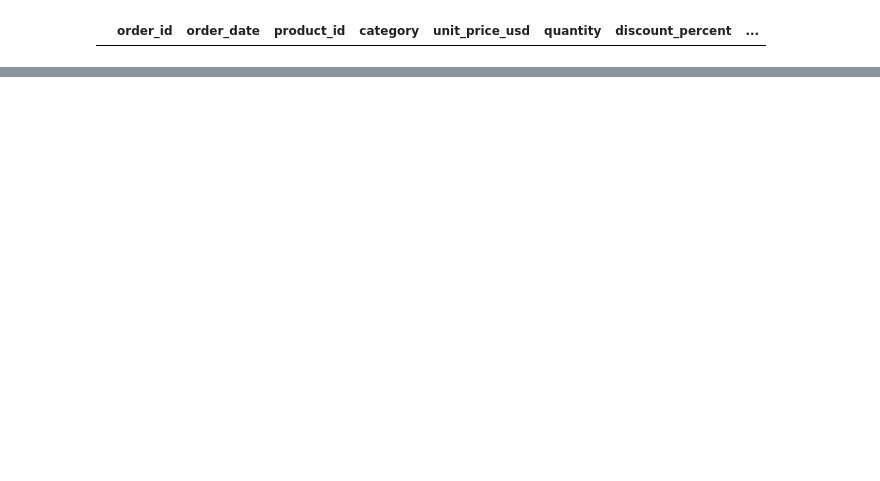
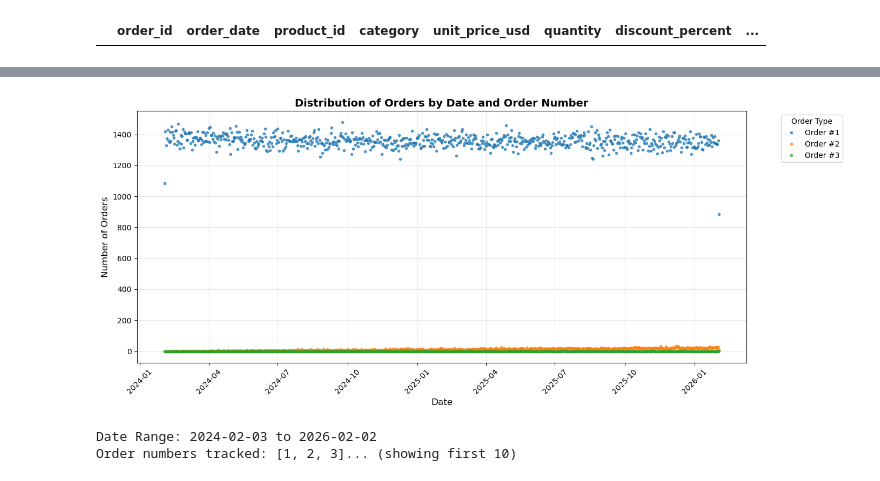
Before and after one commit to arkanhadna/promo-analysis, a Jupyter notebook: main.ipynb, the cells around one changed output, grey strips where cells are left out. Drawn from its saved outputs; the diff is of its cells as text; code cells hidden in the pictures; blank space fills up the shorter version.

```diff
--- a/main.ipynb
+++ b/main.ipynb
@@ -233,0 +276,33 @@ df1[df1['customer_tenure_days']>0]
+# %%
+# Create a new column for order date without time
+df1['order_date_only'] = df1['order_date'].dt.date
+
+# Distribution of orders by date and order number
+# Group by order_date_only and total_orders_to_date, then count
+orders_by_date = df1.groupby(['order_date_only', 'total_orders_to_date']).size().reset_index(name='count')
+
+# Create pivot table for easier plotting
+pivot_df = orders_by_date.pivot(index='order_date_only', columns='total_orders_to_date', values='count').fillna(0)
+
+# Create the chart
+plt.figure(figsize=(14, 6))
+
+# Plot lines for each order number
+for order_num in pivot_df.columns:
+    plt.plot(pivot_df.index, pivot_df[order_num], marker='.', label=f'Order #{int(order_num)}', alpha=0.7, linewidth=0)
+
+plt.xlabel('Date', fontsize=12)
+plt.ylabel('Number of Orders', fontsize=12)
+plt.title('Distribution of Orders by Date and Order Number', fontsize=14, fontweight='bold')
+plt.legend(title='Order Type', bbox_to_anchor=(1.05, 1), loc='upper left')
+plt.grid(True, alpha=0.3)
+plt.xticks(rotation=45)
+plt.tight_layout()
+plt.show()
+
+print(f"\nDate Range: {df1['order_date_only'].min()} to {df1['order_date_only'].max()}")
+print(f"Order numbers tracked: {sorted(pivot_df.columns.astype(int))[:10]}... (showing first 10)")
+# %% [output]
+[figure, added]
+Date Range: 2024-02-03 to 2026-02-02
+Order numbers tracked: [1, 2, 3]... (showing first 10)
```
Also changed, not shown: parts of 13 cells of this notebook.
